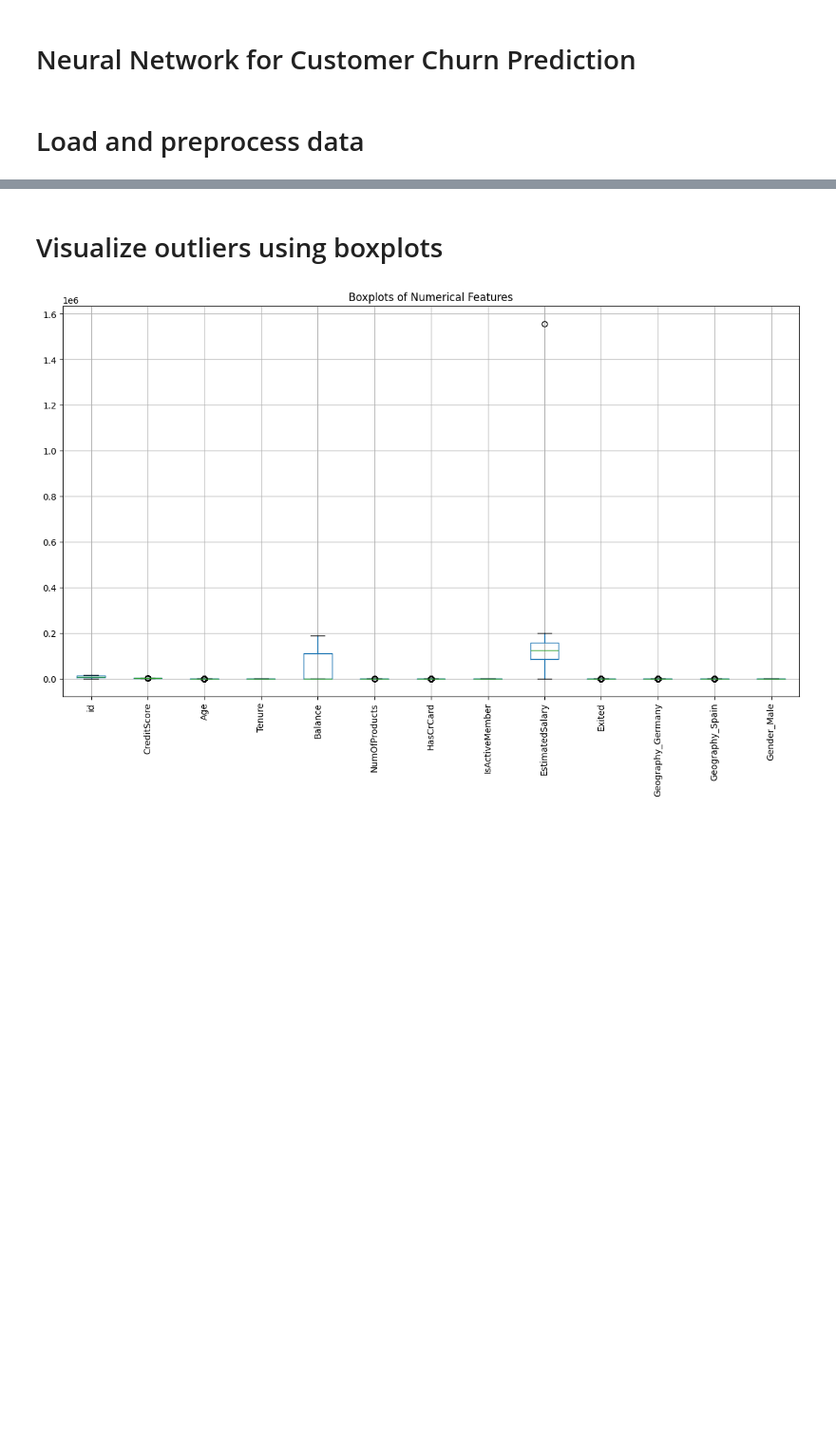
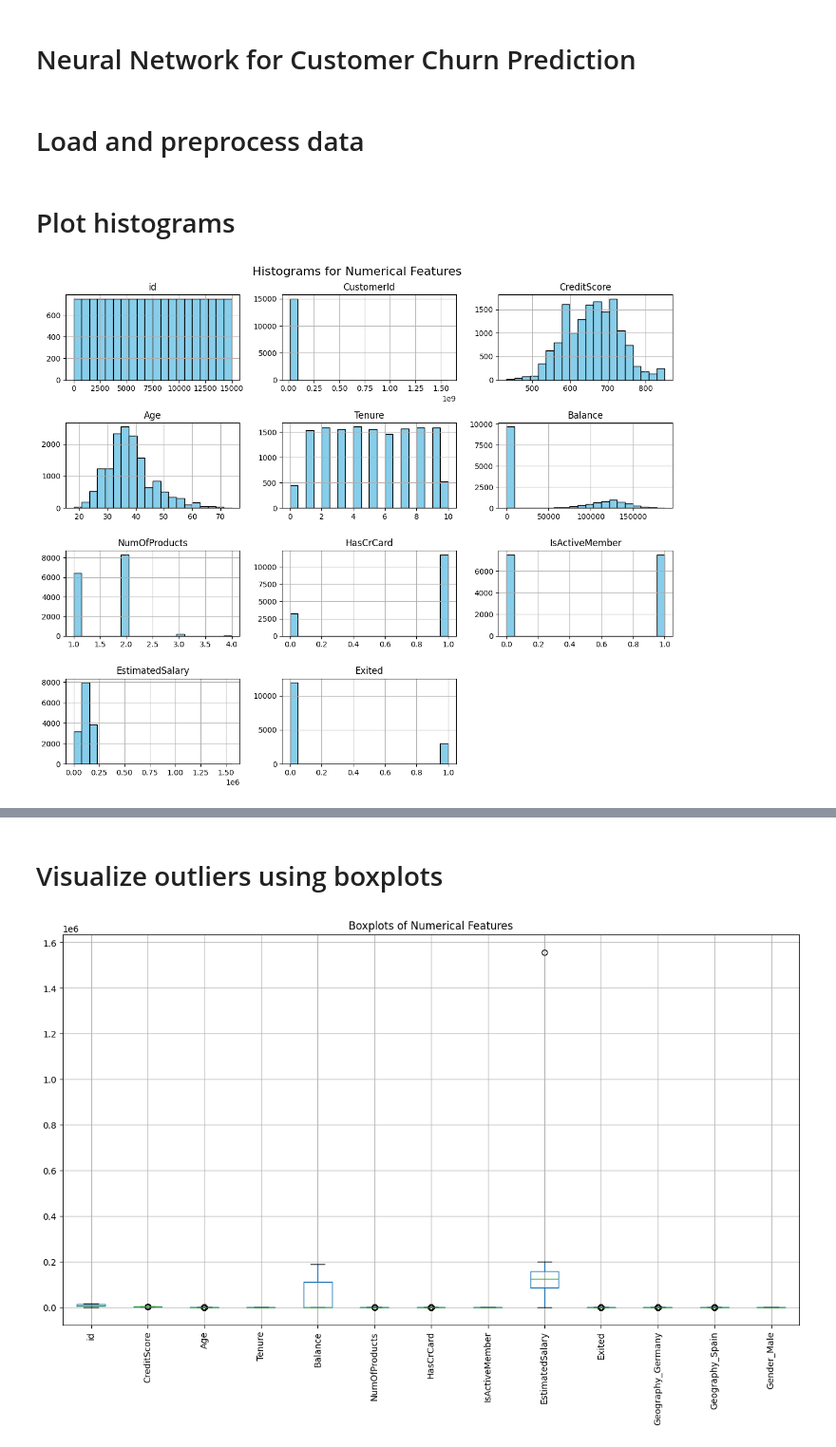
Before and after one commit to hasithaPerera2002/bank-customer-churn, a Jupyter notebook: notebooks/neural_network_model.ipynb, the cells around one changed output, grey strips where cells are left out. Shown at 95% size. Cells and saved outputs as stored; diff of their text form; code cells hidden in the pictures; blank space fills up the shorter version.

```diff
--- a/notebooks/neural_network_model.ipynb
+++ b/notebooks/neural_network_model.ipynb
@@ -19,5 +19,15 @@ from tensorflow.keras.layers import Dense, Dropout
 # Load and preprocess data
 # %%
 df = pd.read_csv('../bank-customer-churn-prediction-challenge/train.csv')
-df.drop([ 'CustomerId', 'Surname'], axis=1, inplace=True)
-df = pd.get_dummies(df, columns=['Geography', 'Gender'], drop_first=True)
+num_cols = df.select_dtypes(include=['int64', 'float64']).columns
+cat_cols = df.select_dtypes(include=['object', 'category']).columns
+# %% [markdown]
+# Plot histograms
+# %%
+df[num_cols].hist(figsize=(12, 10), bins=20, color='skyblue', edgecolor='black')
+plt.suptitle('Histograms for Numerical Features', fontsize=16)
+plt.tight_layout()
+plt.savefig("histograms.png", dpi=300, bbox_inches="tight")
+plt.show()
+# %% [output]
+[figure, added]
```
Also changed, not shown: parts of 16 cells of this notebook, 11 other files.
